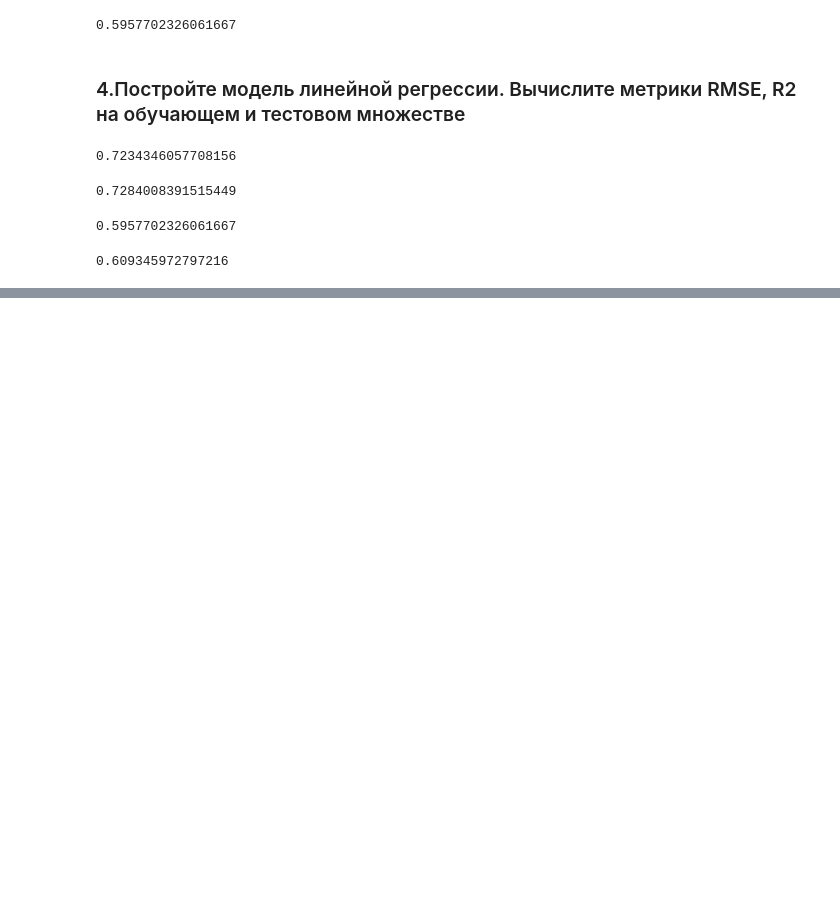
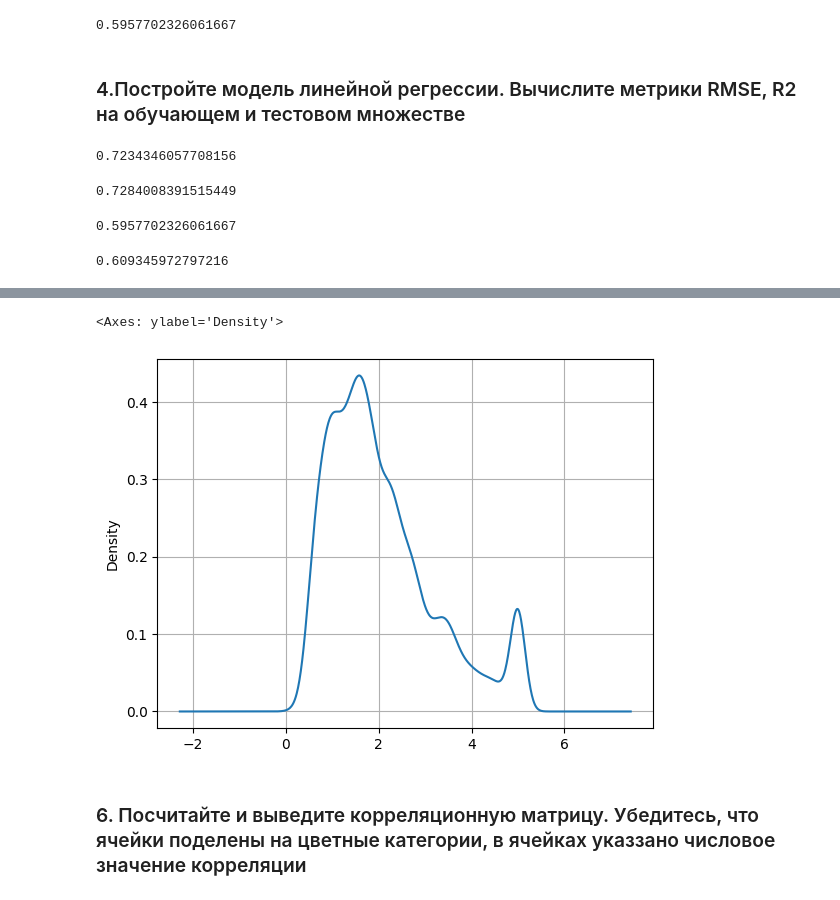
Before and after one commit to dr-Elan/MLHW, a Jupyter notebook: Работа с переменными.ipynb, the cells around one changed output, grey strips where cells are left out. Saved outputs shown, nothing was run; the diff lists cells and outputs as text; code cells hidden in the pictures; blank space fills up the shorter version.

```diff
--- a/Работа с переменными.ipynb
+++ b/Работа с переменными.ipynb
@@ -122,0 +130,5 @@ model.score(X_train,y_train)
+# %%
+df['MedHouseVal'].plot(kind='kde',grid = True)
+# %% [output]
+<Axes: ylabel='Density'>
+[figure, added]
@@ -122,0 +137,2 @@ model.score(X_train,y_train)
+# %% [markdown]
+### 6. Посчитайте и выведите корреляционную матрицу. Убедитесь, что ячейки поделены на цветные категории, в ячейках указзано числовое значение корреляции
```
Also changed, not shown: parts of 45 cells of this notebook.
